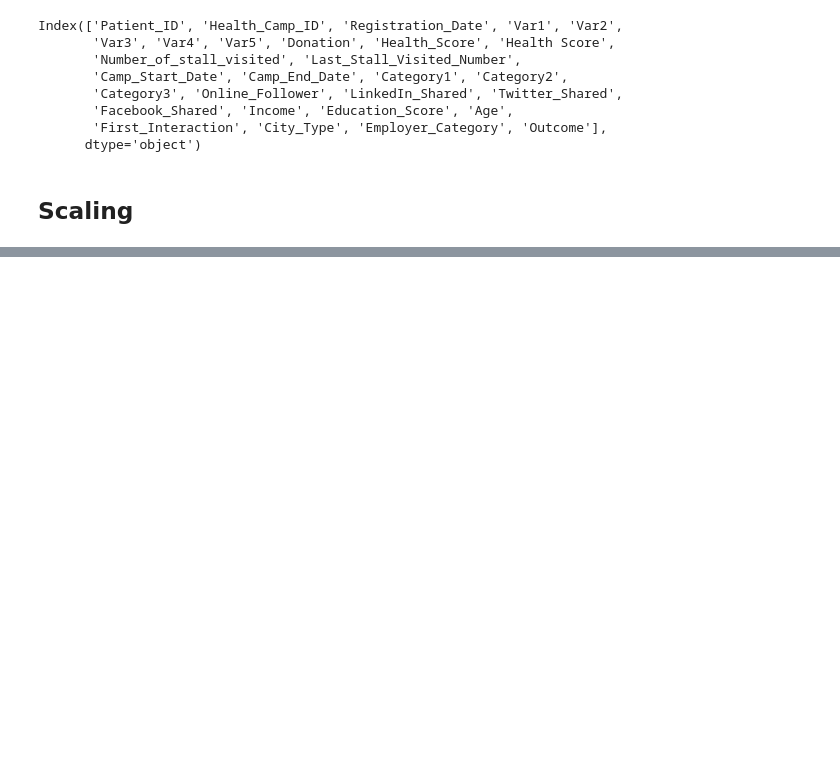
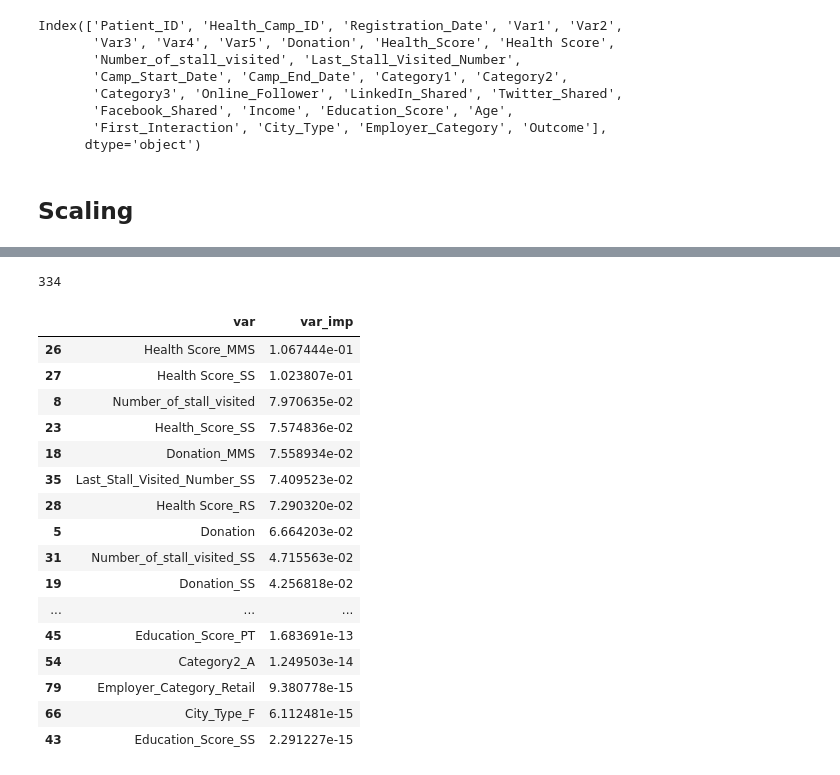
Before and after one commit to teja275/Janatahack-Healthcare-Analytics, a Jupyter notebook: Notebooks/Base line model.ipynb, the cells around one changed output, grey strips where cells are left out. Cells and saved outputs as stored; diff of their text form; code cells hidden in the pictures; blank space fills up the shorter version.

```diff
--- a/Notebooks/Base line model.ipynb
+++ b/Notebooks/Base line model.ipynb
@@ -202,0 +319,26 @@ if should_scale:
+# %%
+sum(train_final_data.isna().sum())
+# %% [output]
+334
+# %%
+var_imp = pd.DataFrame({'var':X.columns, 'var_imp':classifiers['GBM'].feature_importances_})
+# %%
+var_imp.sort_values('var_imp', ascending=False).head(30)
+# %% [output]
+|  | var | var_imp |
+| 26 | Health Score_MMS | 1.067444e-01 |
+| 27 | Health Score_SS | 1.023807e-01 |
+| 8 | Number_of_stall_visited | 7.970635e-02 |
+| 23 | Health_Score_SS | 7.574836e-02 |
+| 18 | Donation_MMS | 7.558934e-02 |
+| 35 | Last_Stall_Visited_Number_SS | 7.409523e-02 |
+| 28 | Health Score_RS | 7.290320e-02 |
+| 5 | Donation | 6.664203e-02 |
+| 31 | Number_of_stall_visited_SS | 4.715563e-02 |
+| 19 | Donation_SS | 4.256818e-02 |
+| ... | ... | ... |
+| 45 | Education_Score_PT | 1.683691e-13 |
+| 54 | Category2_A | 1.249503e-14 |
+| 79 | Employer_Category_Retail | 9.380778e-15 |
+| 66 | City_Type_F | 6.112481e-15 |
+| 43 | Education_Score_SS | 2.291227e-15 |
```
Also changed, not shown: parts of 19 cells of this notebook.
